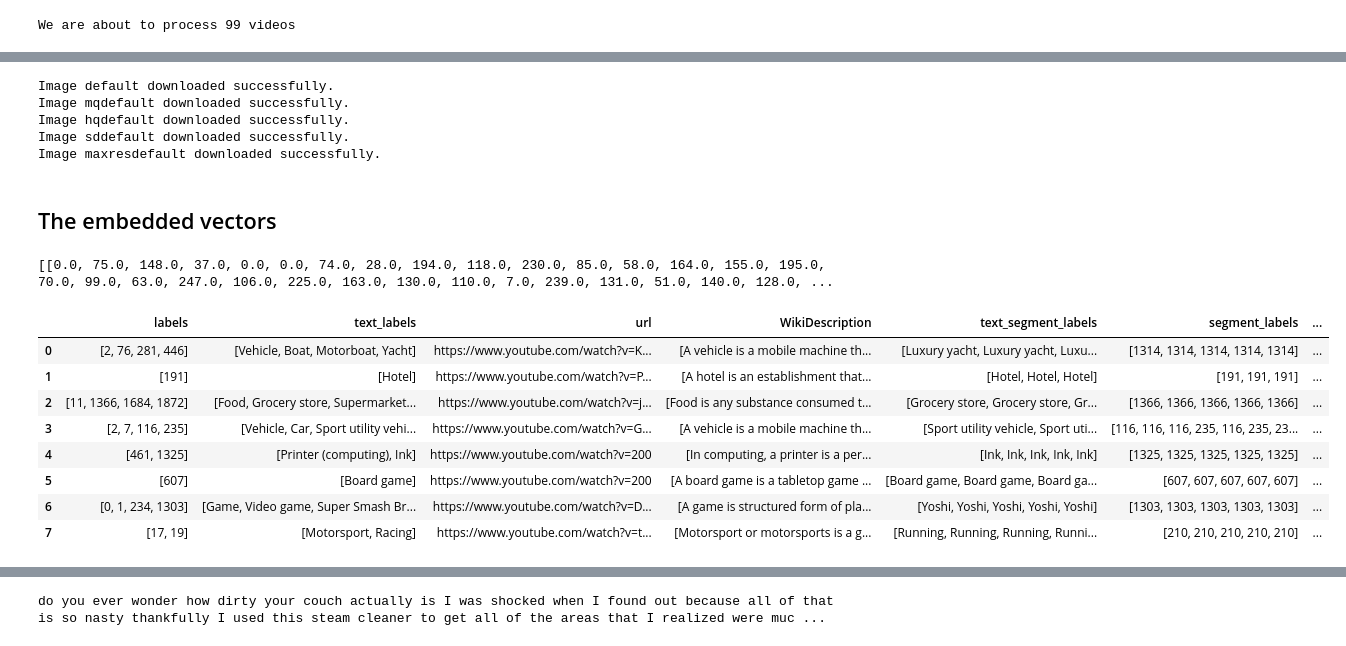
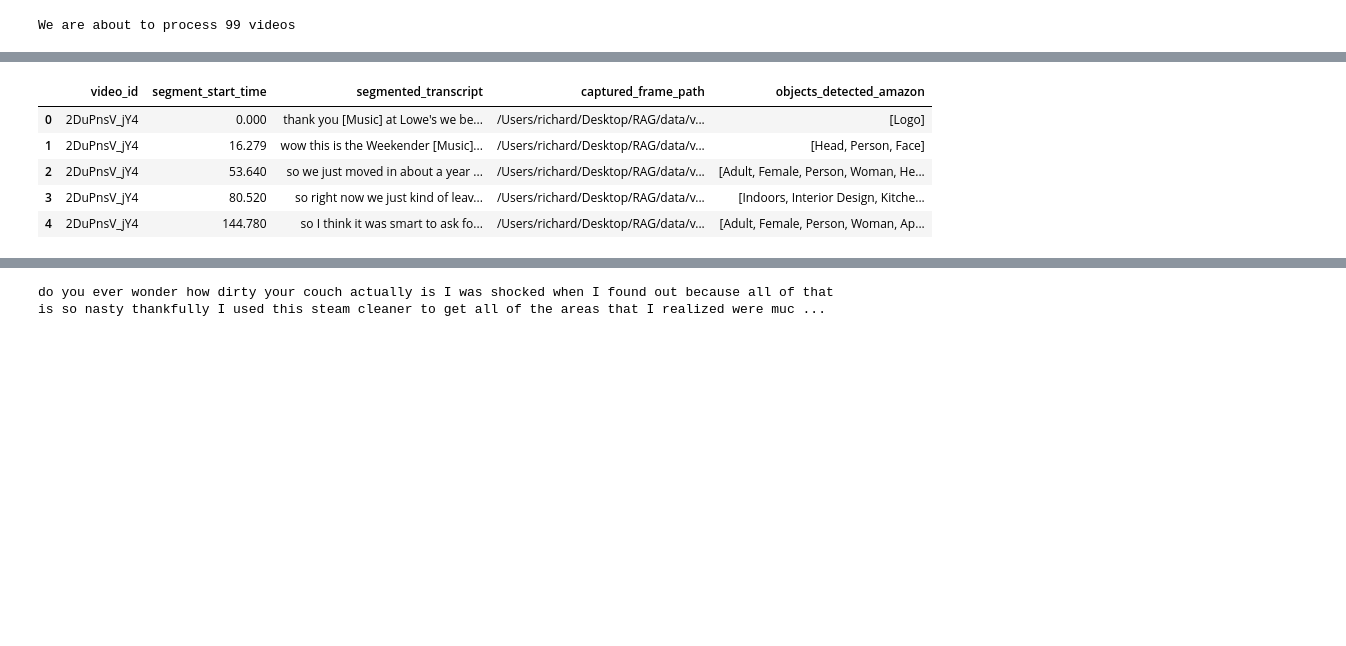
Before and after one commit to runrunicd/rag, a Jupyter notebook: EDA.ipynb, the cells around one changed output, grey strips where cells are left out. Saved outputs shown, nothing was run; the diff lists cells and outputs as text; code cells hidden in the pictures; blank space fills up the shorter version.

Commit message:
Fixed the bug that segment start time and transcripts not matching

```diff
--- a/EDA.ipynb
+++ b/EDA.ipynb
@@ -514,8 +381,9 @@ print(video_info[VIDEO_ID])
 {'video_title': 'How To Cut Tile #diy #kitchenremodel #howtotile', 'video_transcript': [{'start_time': 0.88, 'duration': 3.64, 'transcript_text': 'build your DIY confidence and learn how'}, {'start_ti ...
 # %%
 # Download the youtube video to local
-download_path = '/Users/danielcohen/Desktop/RAG/data'
+# download_path = '/Users/danielcohen/Desktop/RAG/data'
 #download_path = '/Users/runzhou/Desktop/rag/data'
+download_path = '/Users/richard/Desktop/RAG/data'
 VIDEO_IDS = ['9EFo6EKtYUo', '9tvPeP6O-6M', 'BPhdUVH7NzE', 'CPey-f0HP4o','CfDwDFkmVQQ']
 for VIDEO_ID in VIDEO_IDS:
     video_url = f'https://www.youtube.com/watch?v=' + VIDEO_ID
@@ -547,7 +415,8 @@ File path: /Users/danielcohen/Desktop/RAG/data/How to Sharpen Balance and Change
 # Get frames of a given video
 import cv2
 # Read the video from specified path
-file_path = '/Users/danielcohen/Desktop/RAG/data/12.mp4'
+# file_path = '/Users/danielcohen/Desktop/RAG/data/12.mp4'
+file_path = '/Users/richard/Desktop/RAG/data/Power Outage Never Heard Of It.mp4'
 cam = cv2.VideoCapture(file_path)
 
 # frame
@@ -557,8 +426,9 @@ while True:
     ret, frame = cam.read()
     if ret:
         # if video is still left continue creating images
-        name = '/Users/danielcohen/Desktop/RAG/data/video_frame/frame_' + str(currentframe) + '.jpg'
+        # name = '/Users/danielcohen/Desktop/RAG/data/video_frame/frame_' + str(currentframe) + '.jpg'
         #name = '/Users/runzhou/Desktop/rag/data/video_frame/frame_' + str(currentframe) + '.jpg'
+        name = '/Users/richard/Desktop/RAG/data/video_frame/frame_' + str(currentframe) + '.jpg'
         print ('Creating...' + name)
         # writing the extracted images
         cv2.imwrite(name, frame)
@@ -602,8 +472,9 @@ import os
 cam = cv2.VideoCapture(file_path)
 
 #Set the directory path for video frame start times
-directory = '/Users/danielcohen/Desktop/RAG/data/video_frame_starttime'
+# directory = '/Users/danielcohen/Desktop/RAG/data/video_frame_starttime'
 #directory = '/Users/runzhou/Desktop/rag/data/video_frame_starttime'
+directory = '/Users/richard/Desktop/RAG/data/video_frame_starttime'
 # Check if the directory exists
 if not os.path.exists(directory):
     # Create the directory
@@ -624,8 +495,9 @@ for target_time in start_times:
 
     # save the captured frame
     if ret:
-        name = '/Users/danielcohen/Desktop/RAG/data/video_frame_starttime/frame_at_' + str(target_time) + '.jpg'
+        # name = '/Users/danielcohen/Desktop/RAG/data/video_frame_starttime/frame_at_' + str(target_time) + '.jpg'
         #name = '/Users/runzhou/Desktop/rag/data/video_frame_starttime/frame_at_' + str(target_time) + '.jpg'
+        name = '/Users/richard/Desktop/RAG/data/video_frame_starttime/frame_at_' + str(target_time) + '.jpg'
         captured_frames.append(name)
         print ('Creating...' + name)
         # writing the extracted images
@@ -731,6 +607,7 @@ object_detected_google
 # %%
-frame = "/Users/danielcohen/Desktop/RAG/data/video_frame_starttime/frame_at_7.56.jpg"
+# frame = "/Users/danielcohen/Desktop/RAG/data/video_frame_starttime/frame_at_7.56.jpg"
 # frame = "/Users/runzhou/Desktop/rag/data/video_frame_starttime/frame_at_7.0.jpg"
+frame = "/Users/richard/Desktop/RAG/data/video_frame_starttime/frame_at_9.24.jpg"
 
 # if frame.split('/')[-1] == "frame_at_9.28.jpg":
 headers = {"Authorization": "Bearer eyJhbGciOiJIUzI1NiIsInR5cCI6IkpXVCJ9.eyJ1c2VyX2lkIjoiYjVkMTM0MmMtYTAzNC00ZmNhLTg4NmEtOGNhYzk2YmYxYjA2IiwidHlwZSI6ImFwaV90b2tlbiJ9.AI0apCBMmPPLg9Vo4BftZ7PCr3YCgyG1KIk2EDxTNV0"}
@@ -1056,16 +895,0 @@ Thumbnail URL: https://i.ytimg.com/vi/bsOH6-bWMuU/maxresdefault.jpg
-# %%
-for i in ['default', 'mqdefault', 'hqdefault', 'sddefault', 'maxresdefault']:
-    url = f"https://img.youtube.com/vi/{youtube_video_id}/{i}.jpg"
-    response = requests.get(url)
-    if response.status_code == 200:
-        with open(f"image_{i}.jpg", "wb") as f:
-            f.write(response.content)
-        print(f"Image {i} downloaded successfully.")
-    else:
-        print(f"Failed to download image {i}.")
-# %% [output]
-Image default downloaded successfully.
-Image mqdefault downloaded successfully.
-Image hqdefault downloaded successfully.
-Image sddefault downloaded successfully.
-Image maxresdefault downloaded successfully.
@@ -1084,2 +895,0 @@ for video_id in video_ids:
-# %% [markdown]
-## The embedded vectors
@@ -1088,16 +896,9 @@ collection.get().get('embeddings')
-# %%
-print(collection.peek().get('embeddings'))
-# %% [output]
-[[0.0, 75.0, 148.0, 37.0, 0.0, 0.0, 74.0, 28.0, 194.0, 118.0, 230.0, 85.0, 58.0, 164.0, 155.0, 195.0, 70.0, 99.0, 63.0, 247.0, 106.0, 225.0, 163.0, 130.0, 110.0, 7.0, 239.0, 131.0, 51.0, 140.0, 128.0, ...
 # %%
-df.head(10)
+df.head()
 # %% [output]
-|  | labels | text_labels | url | WikiDescription | text_segment_labels | segment_labels | ... |
-| 0 | [2, 76, 281, 446] | [Vehicle, Boat, Motorboat, Yacht] | https://www.youtube.com/watch?v=K... | [A vehicle is a mobile machine th... | [Luxury yacht, Luxury yacht, Luxu... | [1314, 1314, 1314, 1314, 1314] | ... |
-| 1 | [191] | [Hotel] | https://www.youtube.com/watch?v=P... | [A hotel is an establishment that... | [Hotel, Hotel, Hotel] | [191, 191, 191] | ... |
-| 2 | [11, 1366, 1684, 1872] | [Food, Grocery store, Supermarket... | https://www.youtube.com/watch?v=j... | [Food is any substance consumed t... | [Grocery store, Grocery store, Gr... | [1366, 1366, 1366, 1366, 1366] | ... |
-| 3 | [2, 7, 116, 235] | [Vehicle, Car, Sport utility vehi... | https://www.youtube.com/watch?v=G... | [A vehicle is a mobile machine th... | [Sport utility vehicle, Sport uti... | [116, 116, 116, 235, 116, 235, 23... | ... |
-| 4 | [461, 1325] | [Printer (computing), Ink] | https://www.youtube.com/watch?v=200 | [In computing, a printer is a per... | [Ink, Ink, Ink, Ink, Ink] | [1325, 1325, 1325, 1325, 1325] | ... |
-| 5 | [607] | [Board game] | https://www.youtube.com/watch?v=200 | [A board game is a tabletop game ... | [Board game, Board game, Board ga... | [607, 607, 607, 607, 607] | ... |
-| 6 | [0, 1, 234, 1303] | [Game, Video game, Super Smash Br... | https://www.youtube.com/watch?v=D... | [A game is structured form of pla... | [Yoshi, Yoshi, Yoshi, Yoshi, Yoshi] | [1303, 1303, 1303, 1303, 1303] | ... |
-| 7 | [17, 19] | [Motorsport, Racing] | https://www.youtube.com/watch?v=t... | [Motorsport or motorsports is a g... | [Running, Running, Running, Runni... | [210, 210, 210, 210, 210] | ... |
+|  | video_id | segment_start_time | segmented_transcript | captured_frame_path | objects_detected_amazon |
+| 0 | 2DuPnsV_jY4 | 0.000 | thank you [Music] at Lowe's we be... | /Users/richard/Desktop/RAG/data/v... | [Logo] |
+| 1 | 2DuPnsV_jY4 | 16.279 | wow this is the Weekender [Music]... | /Users/richard/Desktop/RAG/data/v... | [Head, Person, Face] |
+| 2 | 2DuPnsV_jY4 | 53.640 | so we just moved in about a year ... | /Users/richard/Desktop/RAG/data/v... | [Adult, Female, Person, Woman, He... |
+| 3 | 2DuPnsV_jY4 | 80.520 | so right now we just kind of leav... | /Users/richard/Desktop/RAG/data/v... | [Indoors, Interior Design, Kitche... |
+| 4 | 2DuPnsV_jY4 | 144.780 | so I think it was smart to ask fo... | /Users/richard/Desktop/RAG/data/v... | [Adult, Female, Person, Woman, Ap... |
```
Also changed, not shown: parts of 34 cells of this notebook, 1 other file.
